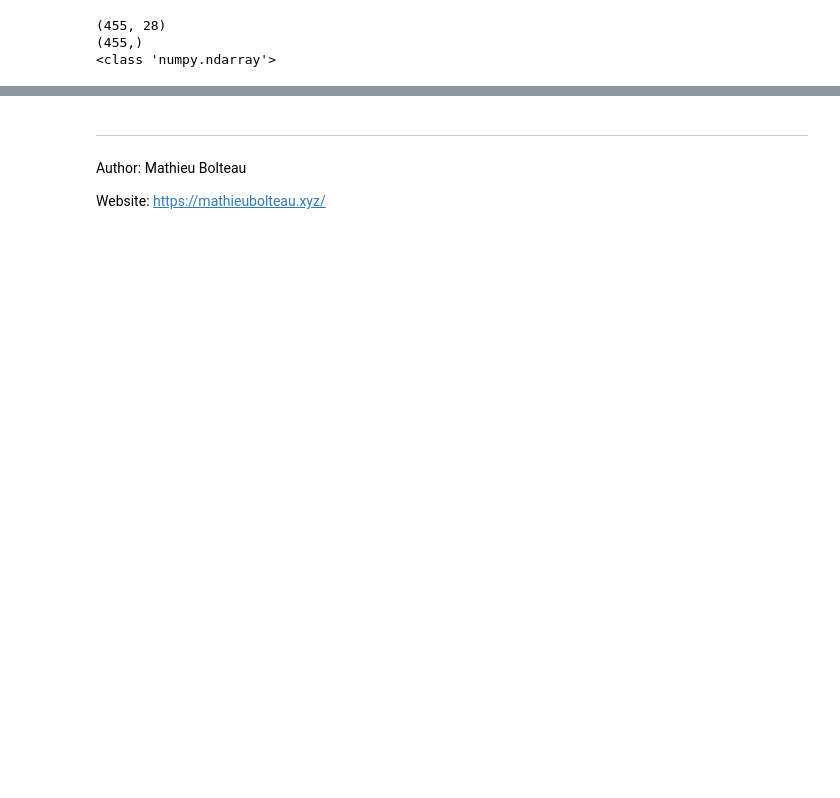
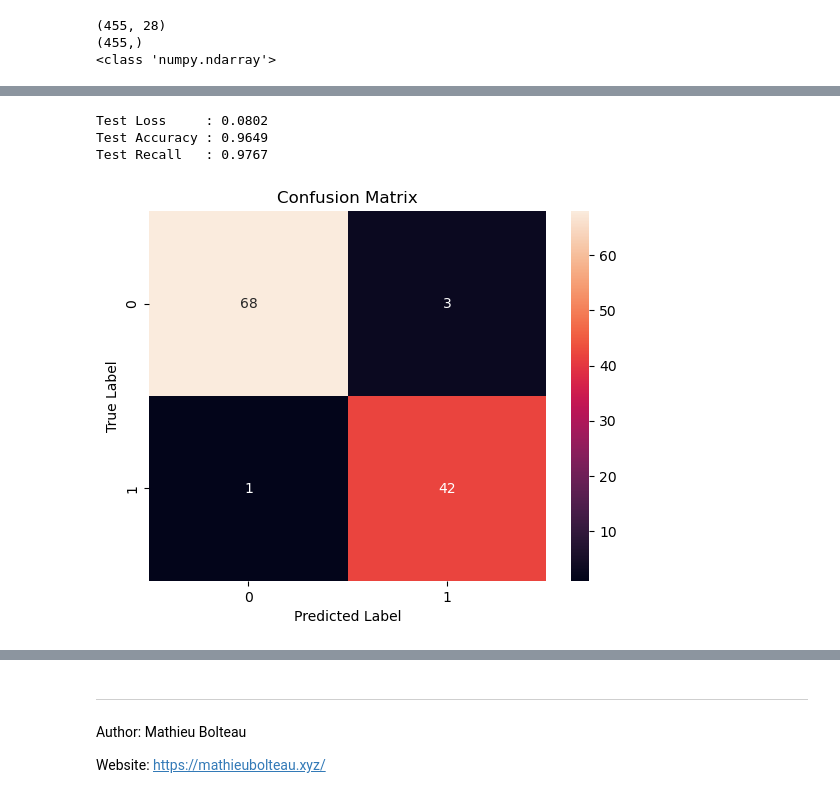
Before and after one commit to mathieubolteau/DataScienceProjects, a Jupyter notebook: breast_cancer_prediction/Breast_Cancer_Analysis_and_Prediction.ipynb, the cells around one changed output, grey strips where cells are left out. Saved outputs shown, nothing was run; the diff lists cells and outputs as text; code cells hidden in the pictures; blank space fills up the shorter version.

```diff
--- a/breast_cancer_prediction/Breast_Cancer_Analysis_and_Prediction.ipynb
+++ b/breast_cancer_prediction/Breast_Cancer_Analysis_and_Prediction.ipynb
@@ -810,0 +826,5 @@ Test recall : 0.9767441749572754
+# %%
+X_train_tensor = torch.tensor(x_train_np, dtype=torch.float32)
+Y_train_tensor = torch.tensor(y_train_np, dtype=torch.float32)
+X_test_tensor = torch.tensor(x_test_np, dtype=torch.float32)
+Y_test_tensor = torch.tensor(y_test_np, dtype=torch.float32)
@@ -810,0 +987,34 @@ Test recall : 0.9767441749572754
+# %%
+# Evaluate the last learned model
+
+loss_fn = nn.BCELoss()
+
+with torch.no_grad():
+    Y_pred_proba = model(X_test_tensor).squeeze()
+    test_loss = loss_fn(Y_pred_proba, Y_test_tensor).item()
+
+
+    Y_pred = (Y_pred_proba >= 0.5).float()
+
+    correct = (Y_pred == Y_test_tensor).sum().item()
+    accuracy = correct / Y_test_tensor.size(0)
+
+    recall = ((Y_pred * Y_test_tensor).sum().item()) / (Y_test_tensor.sum().item() + 1e-8)  # Recall = TP / (TP + FN) --
+
+print(f"Test Loss     : {test_loss:.4f}")
+print(f"Test Accuracy : {accuracy:.4f}")
+print(f"Test Recall   : {recall:.4f}")
+
+cm = confusion_matrix(Y_test_tensor.numpy(), Y_pred.numpy())
+
+
+sns.heatmap(cm, annot=True, fmt="d")
+plt.xlabel("Predicted Label")
+plt.ylabel("True Label")
+plt.title("Confusion Matrix")
+plt.show()
+# %% [output]
+Test Loss     : 0.0802
+Test Accuracy : 0.9649
+Test Recall   : 0.9767
+[figure, added]
```
Also changed, not shown: parts of 15 cells of this notebook, 3 other files.
